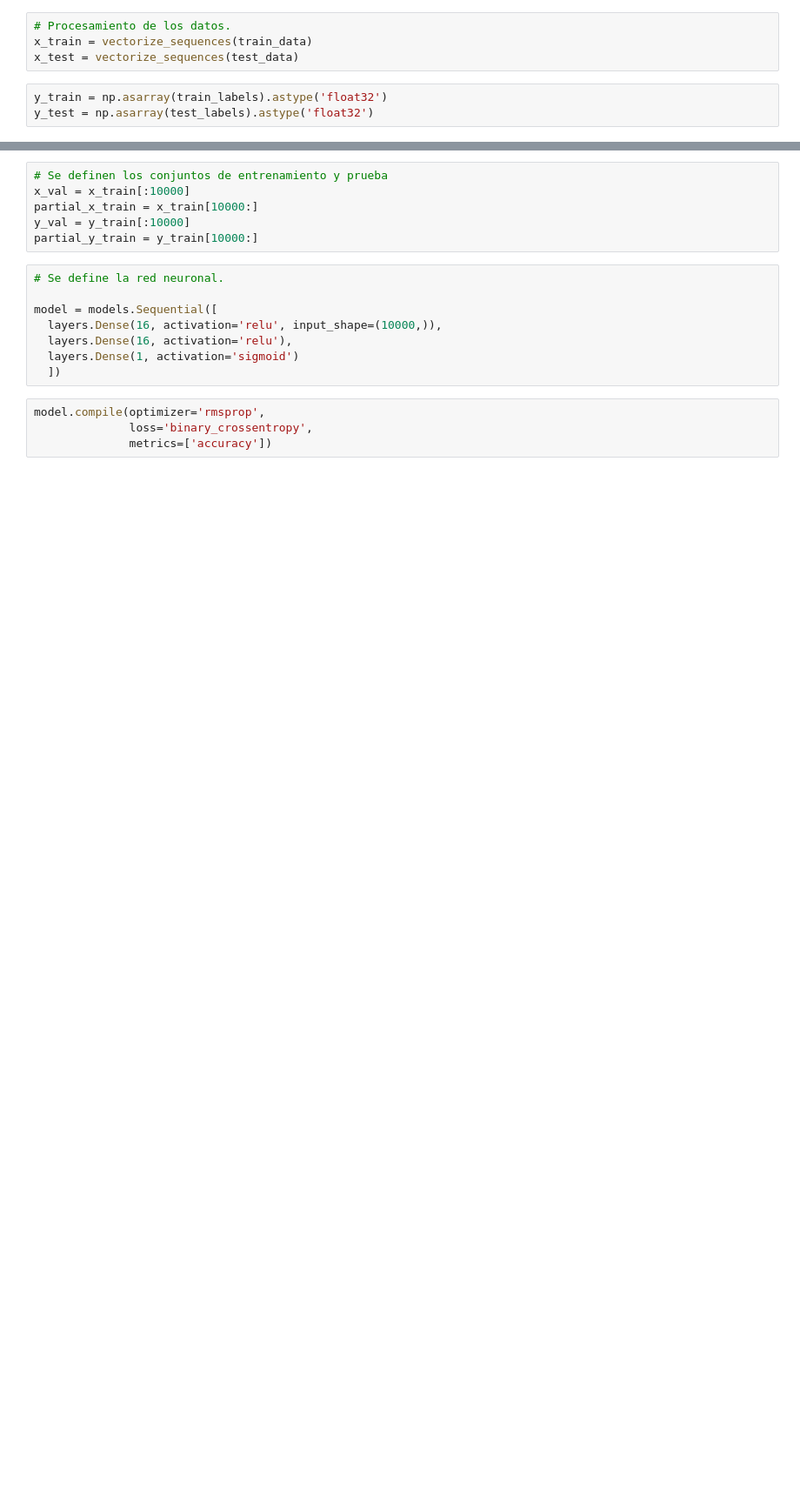
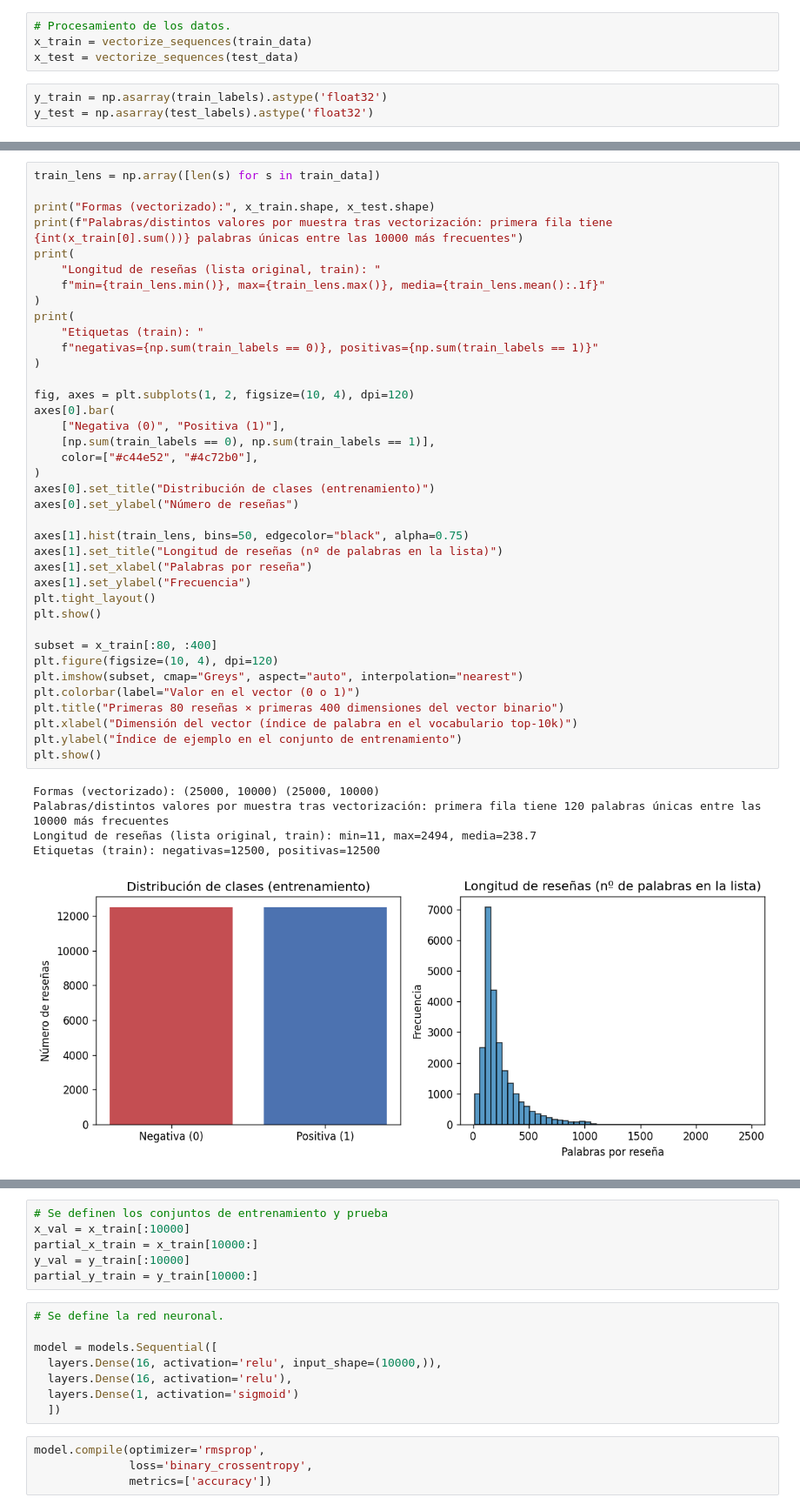
Before and after one commit to esilvas1/Actividades_Aprendizaje_Profundo_MCD, a Jupyter notebook: Actividad2/Script2M1U2.ipynb, the cells around one changed output, grey strips where cells are left out. Shown at 87% size. Drawn from its saved outputs; the diff is of its cells as text; blank space fills up the shorter version.

```diff
--- a/Actividad2/Script2M1U2.ipynb
+++ b/Actividad2/Script2M1U2.ipynb
@@ -56,0 +58,44 @@ y_test = np.asarray(test_labels).astype('float32')
+# %%
+train_lens = np.array([len(s) for s in train_data])
+
+print("Formas (vectorizado):", x_train.shape, x_test.shape)
+print(f"Palabras/distintos valores por muestra tras vectorización: primera fila tiene {int(x_train[0].sum())} palabras únicas entre las 10000 más frecuentes")
+print(
+    "Longitud de reseñas (lista original, train): "
+    f"min={train_lens.min()}, max={train_lens.max()}, media={train_lens.mean():.1f}"
+)
+print(
+    "Etiquetas (train): "
+    f"negativas={np.sum(train_labels == 0)}, positivas={np.sum(train_labels == 1)}"
+)
+
+fig, axes = plt.subplots(1, 2, figsize=(10, 4), dpi=120)
+axes[0].bar(
+    ["Negativa (0)", "Positiva (1)"],
+    [np.sum(train_labels == 0), np.sum(train_labels == 1)],
+    color=["#c44e52", "#4c72b0"],
+)
+axes[0].set_title("Distribución de clases (entrenamiento)")
+axes[0].set_ylabel("Número de reseñas")
+
+axes[1].hist(train_lens, bins=50, edgecolor="black", alpha=0.75)
+axes[1].set_title("Longitud de reseñas (nº de palabras en la lista)")
+axes[1].set_xlabel("Palabras por reseña")
+axes[1].set_ylabel("Frecuencia")
+plt.tight_layout()
+plt.show()
+
+subset = x_train[:80, :400]
+plt.figure(figsize=(10, 4), dpi=120)
+plt.imshow(subset, cmap="Greys", aspect="auto", interpolation="nearest")
+plt.colorbar(label="Valor en el vector (0 o 1)")
+plt.title("Primeras 80 reseñas × primeras 400 dimensiones del vector binario")
+plt.xlabel("Dimensión del vector (índice de palabra en el vocabulario top-10k)")
+plt.ylabel("Índice de ejemplo en el conjunto de entrenamiento")
+plt.show()
+# %% [output]
+Formas (vectorizado): (25000, 10000) (25000, 10000)
+Palabras/distintos valores por muestra tras vectorización: primera fila tiene 120 palabras únicas entre las 10000 más frecuentes
+Longitud de reseñas (lista original, train): min=11, max=2494, media=238.7
+Etiquetas (train): negativas=12500, positivas=12500
+[figure, added]
```
Also changed, not shown: parts of 7 cells of this notebook, 2 other files.
